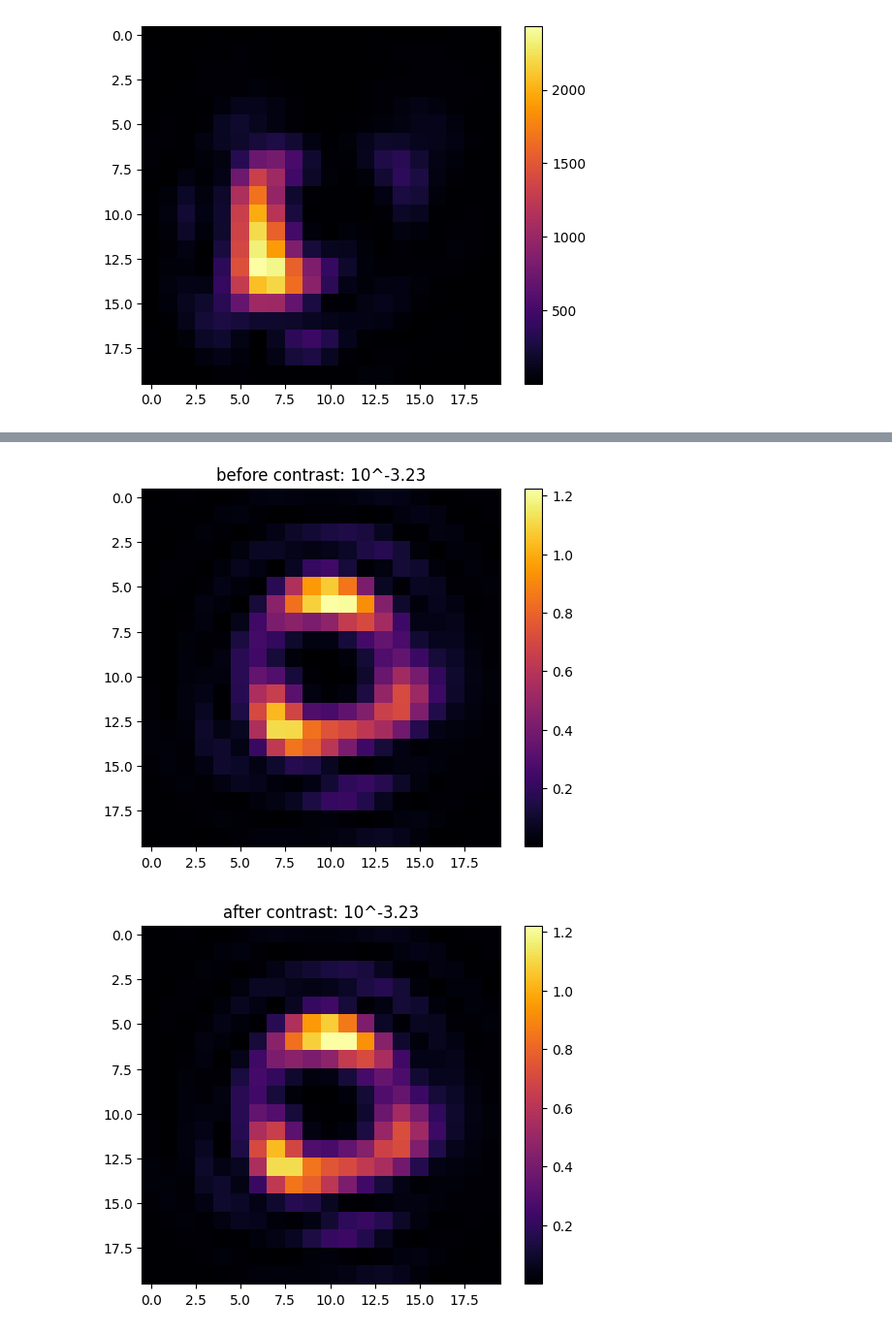
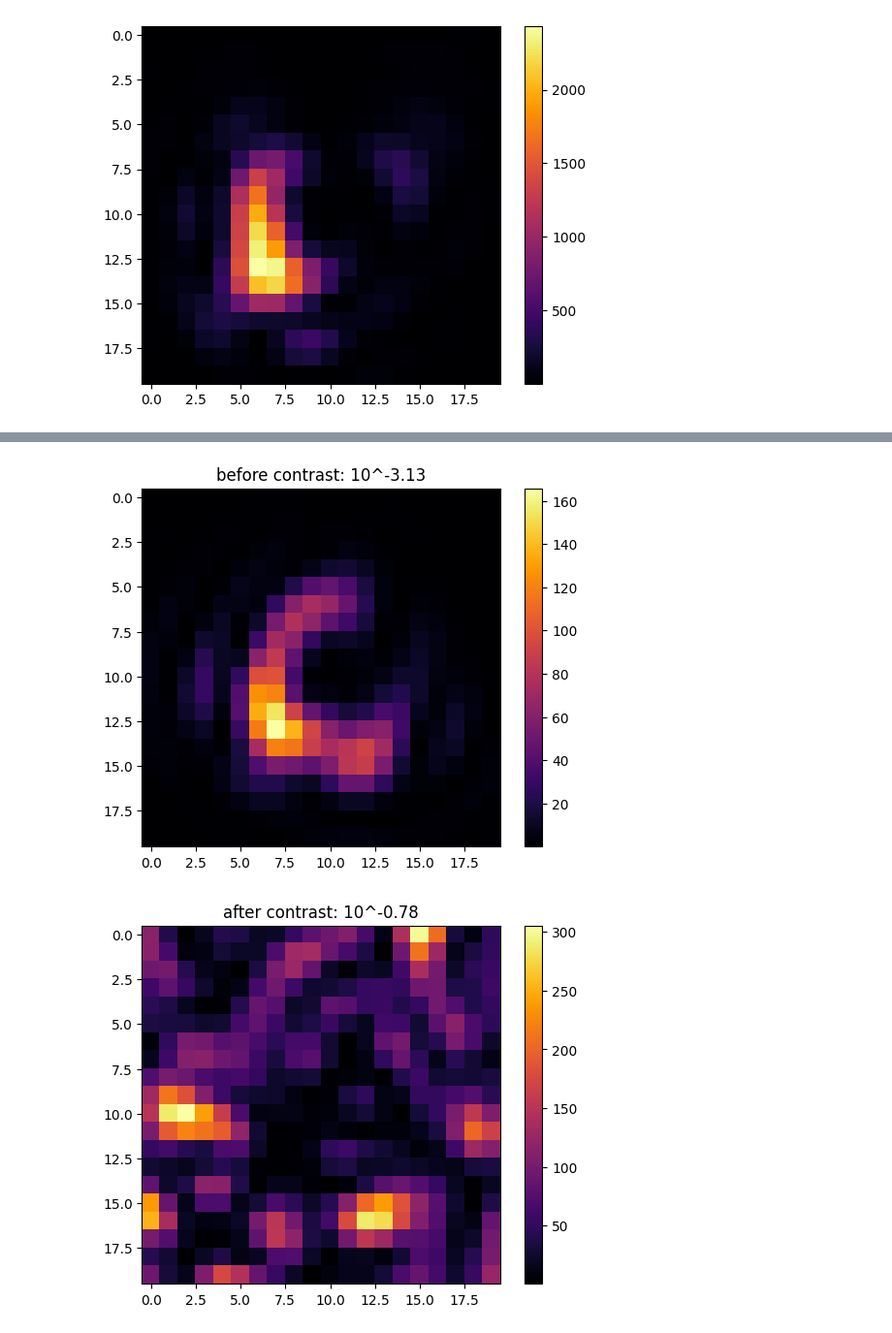
Before and after one commit to AlexeiKorolev/NASA-RL-Wavefront-Control, a Jupyter notebook: RL/visualize.ipynb, the cells around one changed output, grey strips where cells are left out. Shown at 97% size. Saved outputs shown, nothing was run; the diff lists cells and outputs as text; code cells hidden in the pictures.

Commit message:
visualizations

```diff
--- a/RL/visualize.ipynb
+++ b/RL/visualize.ipynb
@@ -15,12 +15,11 @@ import json
 from pprint import pprint
 
 path = r'jobs\20251022_171601\exp-fc1-minmax-ep10000-bs2048-lr1e-3-s42-h512-256-128'
-path = r'jobs\20251110_122808\exp-fc1-zscore-ep10000-bs2048-lr1e-3-s42-h512-256-128'
+# path = r'jobs\20251110_122808\exp-fc1-zscore-ep10000-bs2048-lr1e-3-s42-h512-256-128'
 # path = r'jobs\20251111_165459\exp-fc1-zscore-ep10000-bs2048-lr1e-3-s42-h512-256-128'
 # path = r'jobs\20251115_225402\exp-fc1-zscore-ep10000-bs2048-lr1e-3-s42-h1024-512-256-images'
 path = r"A:\Projects\DM + RL\RL\jobs\20251117_012420\exp-fc1-zscore-ep2500-bs262144-lr1e-3-s42-h512-256-128-images"
-path = r"A:\Projects\DM + RL\RL\jobs\20251117_012429\exp-fc1-zscore-ep2500-bs262144-lr1e-3-s42-h512-256-128-images"
-
+# path = r"A:\Projects\DM + RL\RL\jobs\20251117_012429\exp-fc1-zscore-ep2500-bs262144-lr1e-3-s42-h512-256-128-images"
 
 metrics_path = path + r'\metrics.json'
 
@@ -362,7 +361,7 @@ from train_job import NORMALIZERS
 nudge_vec = metrics_data['dataset_meta']['nudge_vector']
 delta_t = metrics_data['dataset_meta']['dataset_config']['delta_t']
 dm_random_noise = metrics_data['dataset_meta']['dataset_config']['dm_random_noise']
-N = 10
+N = 30
 
 x_norm_func = NORMALIZERS[metrics_data['x_norm']['type']]
 params = metrics_data['x_norm'].copy()
@@ -371,50 +370,51 @@ params.pop('type')
 y_mean = metrics_data['y_norm']['mean']
 y_std = metrics_data['y_norm']['std']
 
-for _ in range(N):
-        env.deformable_mirror.flatten()
-        # env.noise_gen_mirror.flatten()
-        env.set_random_dm(noise=2e-7)
-        env.set_nudge_vectors(vectors=[nudge_vec])
-        original = env.deformable_mirror.actuators.copy()
+noise_levels = [4e-7] # [1e-8, 5e-8, 1e-7, 2e-7, 3e-7, 4e-7]
 
-        original_contrast = env.get_contrast(delta_t=1e15)
+for noise in noise_levels:
+    prediction_magnitudes = []
+    contrast_differences = []
 
-        imgs = env.generate_diversity_images(delta_t=delta_t, noise_enabled=False)
+    for _ in range(N):
+            env.deformable_mirror.flatten()
+            # env.noise_gen_mirror.flatten()
+            env.set_random_dm(noise=noise)
+            env.set_nudge_vectors(vectors=[nudge_vec])
+            original = env.deformable_mirror.actuators.copy()
 
-        # img1 = torch.asarray(env.get_camera_image(delta_t=delta_t, noise_enabled=False), dtype=torch.float)
+            original_contrast = env.get_contrast(delta_t=1e15)
 
-        # env.deformable_mirror.flatten()
-        # env.deformable_mirror.actuators = original + nudge_vec
-        # img2 = torch.asarray(env.get_camera_image(delta_t=delta_t, noise_enabled=False), dtype=torch.float)
+            imgs = env.generate_diversity_images(delta_t=delta_t, noise_enabled=False)
 
-        # env.deformable_mirror.flatten()
-        # env.deformable_mirror.actuators = original - nudge_vec
-        # img3 = torch.asarray(env.get_camera_image(delta_t=delta_t, noise_enabled=False), dtype=torch.float)
+            with torch.no_grad():
+                imgs = torch.asarray(imgs).unsqueeze(0)
 
-        with torch.no_grad():
-            # imgs = np.array([img1, img2, img3])
-            imgs = torch.asarray(imgs).unsqueeze(0)
+                imgs_norm, _ = x_norm_func(imgs, **params)
+                imgs_norm = np.transpose(imgs_norm, (0, 2, 3, 1))
+                y_pred = model(imgs_norm)
 
-            imgs_norm, _ = x_norm_func(imgs, **params)
-            imgs_norm = np.transpose(imgs_norm, (0, 2, 3, 1))
-            # print(f"imgs_norm.shape = {imgs_norm.shape}")
-            y_pred = model(imgs_norm)
+                pred_mag = np.linalg.norm(y_pred)
+                prediction_magnitudes.append(pred_mag)
 
-            print(f"Magnitude of prediction: {np.linalg.norm(y_pred)}")
-
-            print(f"MSE: {np.linalg.norm(y_pred - (original - y_mean) / (y_std + 1e-12))}")
-
-            y_pred *= y_std
-            y_pred -= y_mean
-
-            # print(y_pred)
-            # print(original)
+                y_pred *= y_std
+                y_pred -= y_mean
 
 
-        env.deformable_mirror.flatten()
-        env.deformable_mirror.actuators = original - np.array(y_pred[0])
-        new_contrast = env.get_contrast(delta_t=1e15)
+            env.deformable_mirror.flatten()
+            env.deformable_mirror.actuators = original - np.array(y_pred[0])
+            new_contrast = env.get_contrast(delta_t=1e15)
+            contrast_differences.append((original_contrast - new_contrast) / original_contrast)
+
+
+    print(f"Noise level: {noise}")
+    print(f"  avg prediction magnitude: {np.mean(prediction_magnitudes)}")
+    print(f"  avg contrast improvement: {np.mean(contrast_differences)}")
+
+
+
+print(f"avg prediction magnitude: {np.mean(prediction_magnitudes)}")
+print(f"avg contrast improvement: {np.mean(contrast_differences)}")
 
 img4 = torch.asarray(env.get_camera_image(delta_t=delta_t, noise_enabled=False), dtype=torch.float)
 plt.imshow(imgs[0][0], cmap='inferno')
@@ -450,2 +435,2 @@ MSE: 3.709838048552781
-[figure, old version]
+[figure, new version]
-[figure, old version]
+[figure, new version]
```
Also changed, not shown: parts of 15 cells of this notebook, 1 other file.
